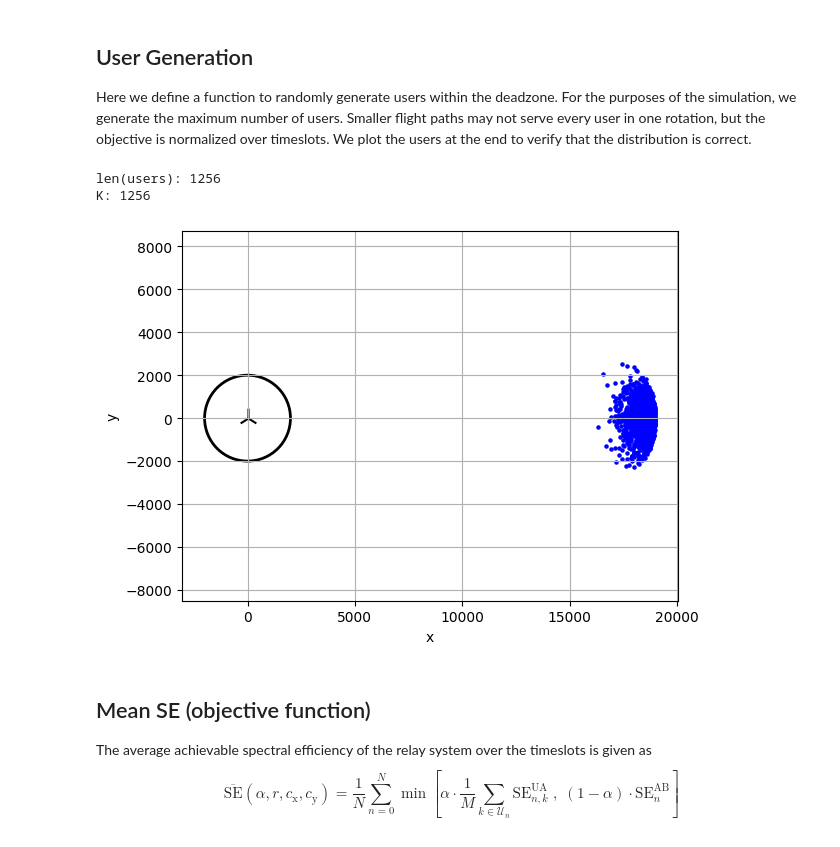
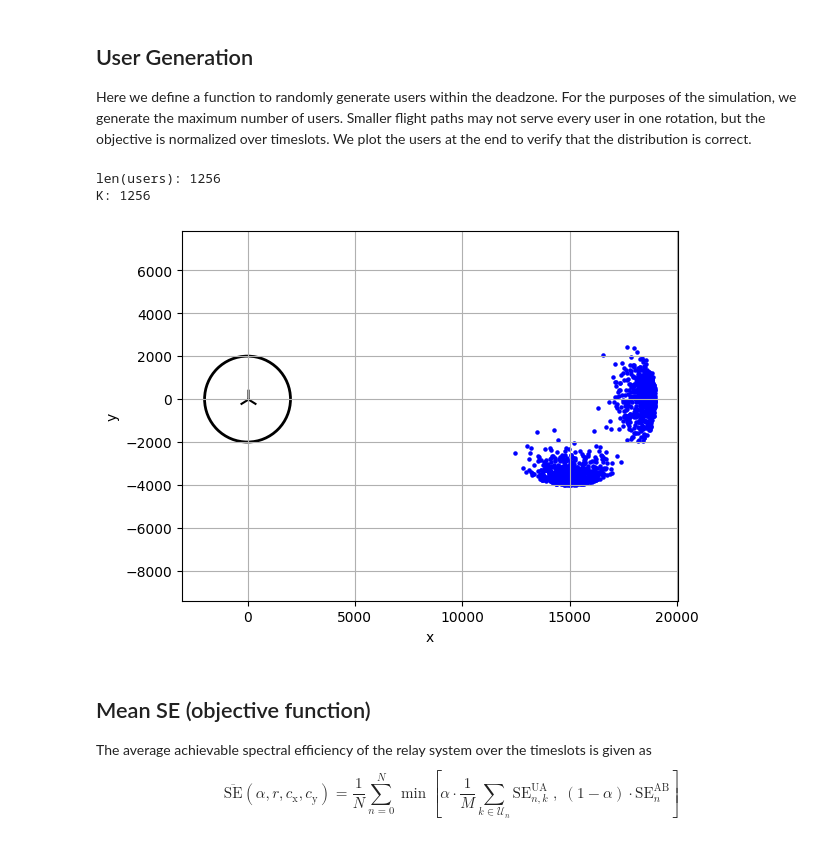
Before and after one commit to danielbonkowsky/uav-optimization, a Jupyter notebook: montecarlo-simulation/simulation_vectorized.ipynb, the cells around one changed output. Saved outputs shown, nothing was run; the diff lists cells and outputs as text; code cells hidden in the pictures.

```diff
--- a/montecarlo-simulation/simulation_vectorized.ipynb
+++ b/montecarlo-simulation/simulation_vectorized.ipynb
@@ -136,36 +136,36 @@ def generate_users(num_users, distribution='uniform'):
         while (len(users) < num_users):
             x = rng.normal(loc=x_mean, scale=std_dev)
             y = rng.normal(loc=y_mean, scale=std_dev)
 
             if ((x - D)**2 + y**2 < rD**2):
                 users.append((x, y))
 
     elif (distribution == 'one-far-one-close'):
-        users = oneFarOneClose(num_users)
+        users = oneFarOneClose(num_users, D, 6000, seed=seed)
 
     return np.asarray(users, dtype=float)
 
-users = generate_users(K, distribution='skewed-normal')
+users = generate_users(K, distribution='two-skewed-normal')
 print(f'len(users): {len(users)}')
 print(f'K: {K}')
 
 xs, ys = zip(*users)
 plt.scatter(xs, ys, c='b', marker='o', s=5)
 plt.scatter(0, 0, c='black', marker='2', s=200, label="Origin")
 ax = plt.gca()  # get current axes
 circle = patches.Circle((0, 0), radius=2000, fill=False, color='black', linewidth=2)
 ax.add_patch(circle)
 plt.grid(True)
 plt.xlabel("x")
 plt.ylabel("y")
 plt.xlim(-10000, 10000)
 plt.ylim(-10000, 10000)
 plt.axis("equal")  # equal scaling
 plt.show()
 # %% [output]
 len(users): 1256
 K: 1256
-[figure, old version]
+[figure, new version]
 # %% [markdown]
 ## Mean SE (objective function)
 The average achievable spectral efficiency of the relay system over the timeslots is given as
```
Also changed, not shown: parts of 16 cells of this notebook.
